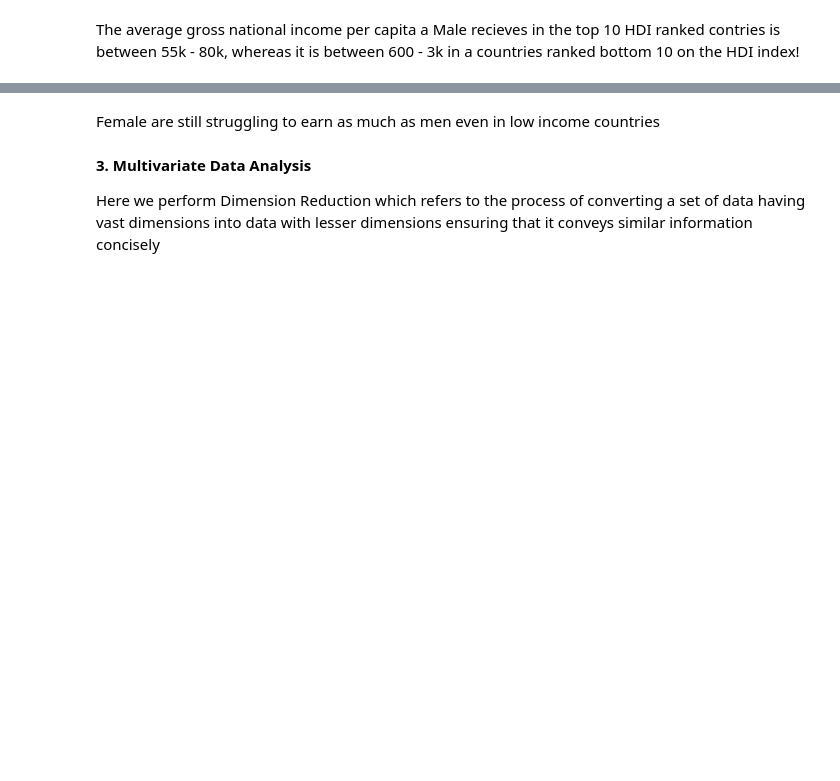
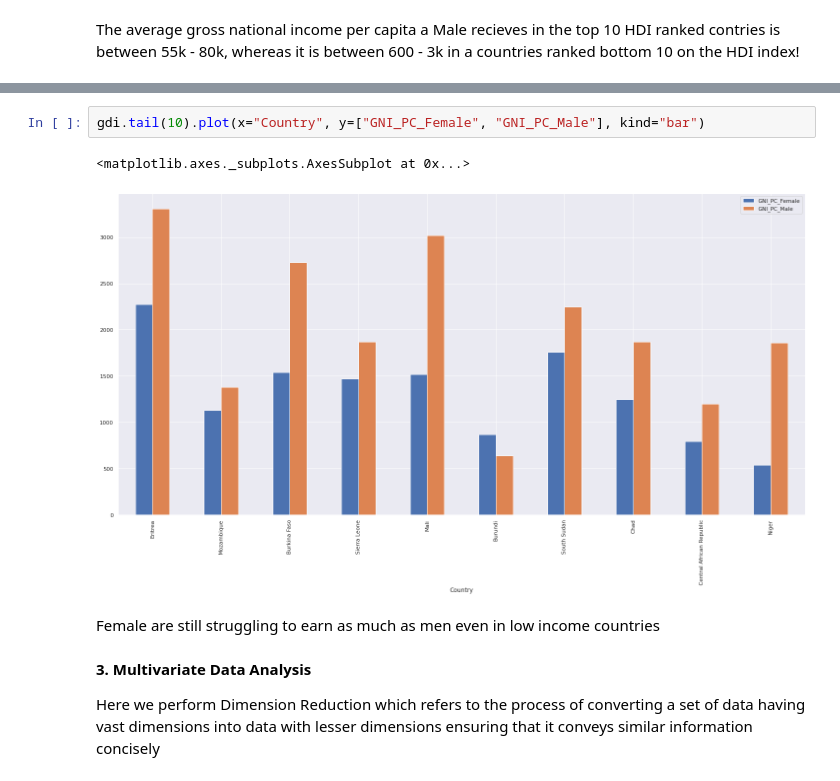
Before and after one commit to dynasty-29/GDI_Project, a Jupyter notebook: Team_atreides_GDI_Project.ipynb, the cells around one changed output, grey strips where cells are left out. Cells and saved outputs as stored; diff of their text form; blank space fills up the shorter version.

```diff
--- a/Team_atreides_GDI_Project.ipynb
+++ b/Team_atreides_GDI_Project.ipynb
@@ -761,3 +776,8 @@ The average gross national income per capita a Male recieves in the top 10 HDI r
+# %%
+gdi.tail(10).plot(x="Country", y=["GNI_PC_Female", "GNI_PC_Male"], kind="bar")
+# %% [output]
+<matplotlib.axes._subplots.AxesSubplot at 0x...>
+[figure, added]
 # %% [markdown]
 Female are still struggling to earn as much as men even in low income countries
 # %% [markdown]
```
Also changed, not shown: parts of 3 cells of this notebook.
